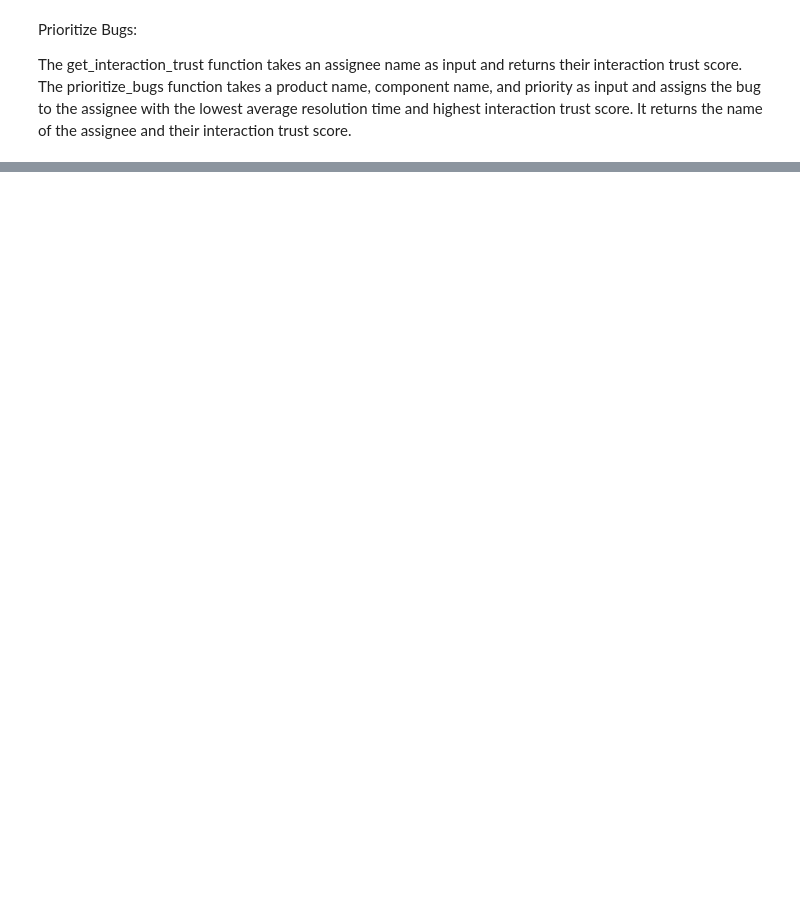
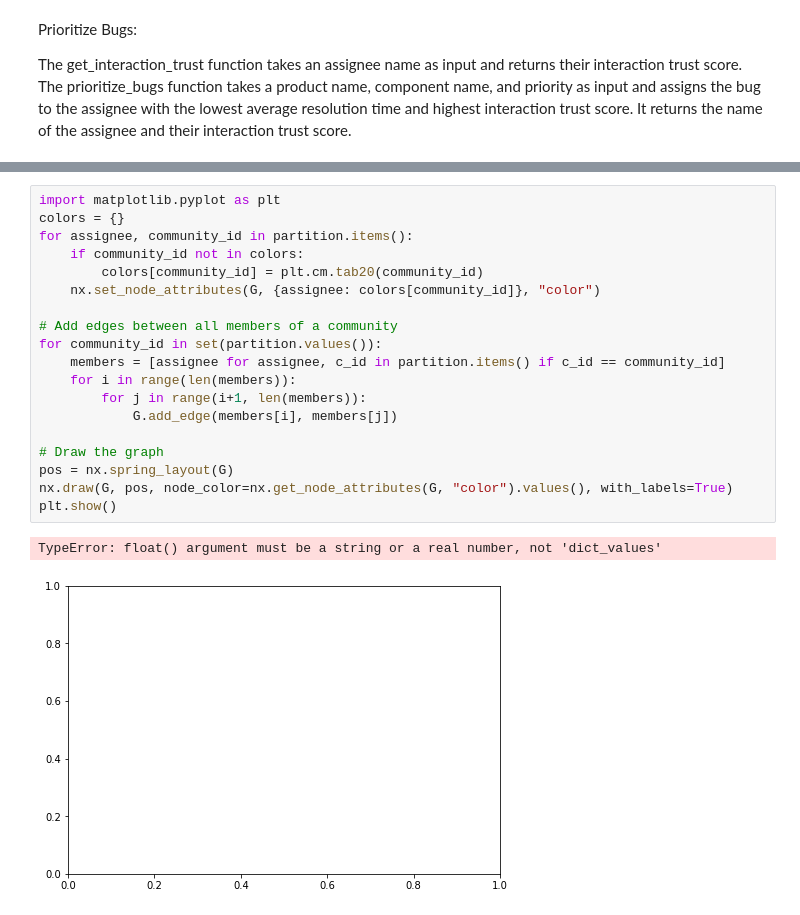
Before and after one commit to Mystic-Trooper/bug-triaging-2, a Jupyter notebook: bug triaging.ipynb, the cells around one changed output, grey strips where cells are left out. Saved outputs shown, nothing was run; the diff lists cells and outputs as text; blank space fills up the shorter version.

Commit message:
community

```diff
--- a/bug triaging.ipynb
+++ b/bug triaging.ipynb
@@ -610,0 +629,22 @@ AttributeError: module 'community' has no attribute 'best_partition'
+# %%
+import matplotlib.pyplot as plt
+colors = {}
+for assignee, community_id in partition.items():
+    if community_id not in colors:
+        colors[community_id] = plt.cm.tab20(community_id)
+    nx.set_node_attributes(G, {assignee: colors[community_id]}, "color")
+
+# Add edges between all members of a community
+for community_id in set(partition.values()):
+    members = [assignee for assignee, c_id in partition.items() if c_id == community_id]
+    for i in range(len(members)):
+        for j in range(i+1, len(members)):
+            G.add_edge(members[i], members[j])
+
+# Draw the graph
+pos = nx.spring_layout(G)
+nx.draw(G, pos, node_color=nx.get_node_attributes(G, "color").values(), with_labels=True)
+plt.show()
+# %% [output]
+TypeError: float() argument must be a string or a real number, not 'dict_values'
+[figure, added]
```
Also changed, not shown: parts of 7 cells of this notebook.
